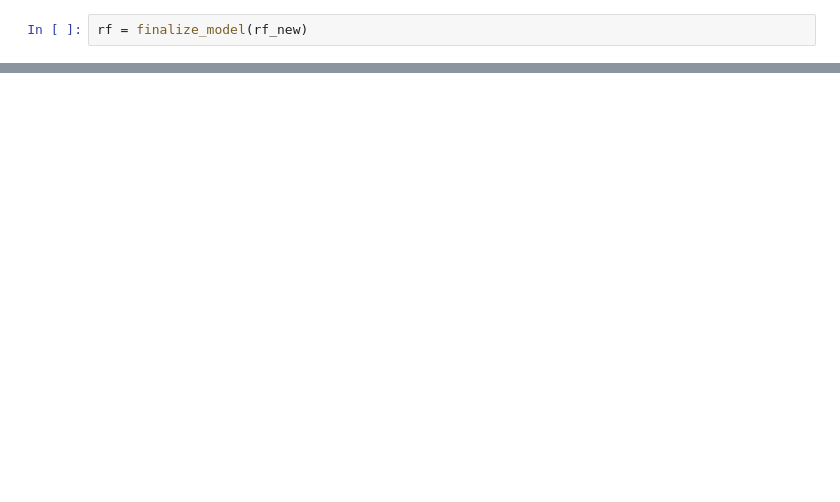
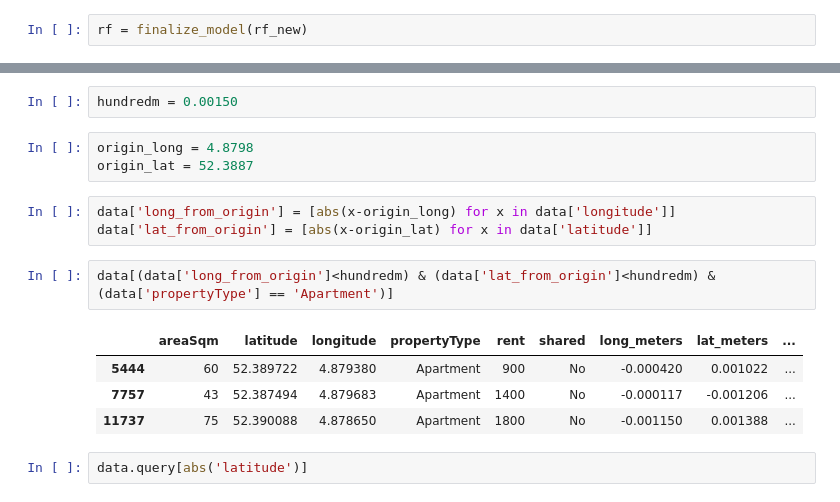
Before and after one commit to michael-william/Netherlands-Rental-Prices, a Jupyter notebook: Amsterdam_Rentals_ML-PyCaret-Test.ipynb, the cells around one changed output, grey strips where cells are left out. Drawn from its saved outputs; the diff is of its cells as text; blank space fills up the shorter version.

```diff
--- a/Amsterdam_Rentals_ML-PyCaret-Test.ipynb
+++ b/Amsterdam_Rentals_ML-PyCaret-Test.ipynb
@@ -149,0 +151,17 @@ data.head()
+# %%
+hundredm = 0.00150
+# %%
+origin_long = 4.8798
+origin_lat = 52.3887
+# %%
+data['long_from_origin'] = [abs(x-origin_long) for x in data['longitude']]
+data['lat_from_origin'] = [abs(x-origin_lat) for x in data['latitude']]
+# %%
+data[(data['long_from_origin']<hundredm) & (data['lat_from_origin']<hundredm) & (data['propertyType'] == 'Apartment')]
+# %% [output]
+|  | areaSqm | latitude | longitude | propertyType | rent | shared | long_meters | lat_meters | ... |
+| 5444 | 60 | 52.389722 | 4.879380 | Apartment | 900 | No | -0.000420 | 0.001022 | ... |
+| 7757 | 43 | 52.387494 | 4.879683 | Apartment | 1400 | No | -0.000117 | -0.001206 | ... |
+| 11737 | 75 | 52.390088 | 4.878650 | Apartment | 1800 | No | -0.001150 | 0.001388 | ... |
+# %%
+data.query[abs('latitude')]
```
Also changed, not shown: parts of 15 cells of this notebook, 3 other files.
